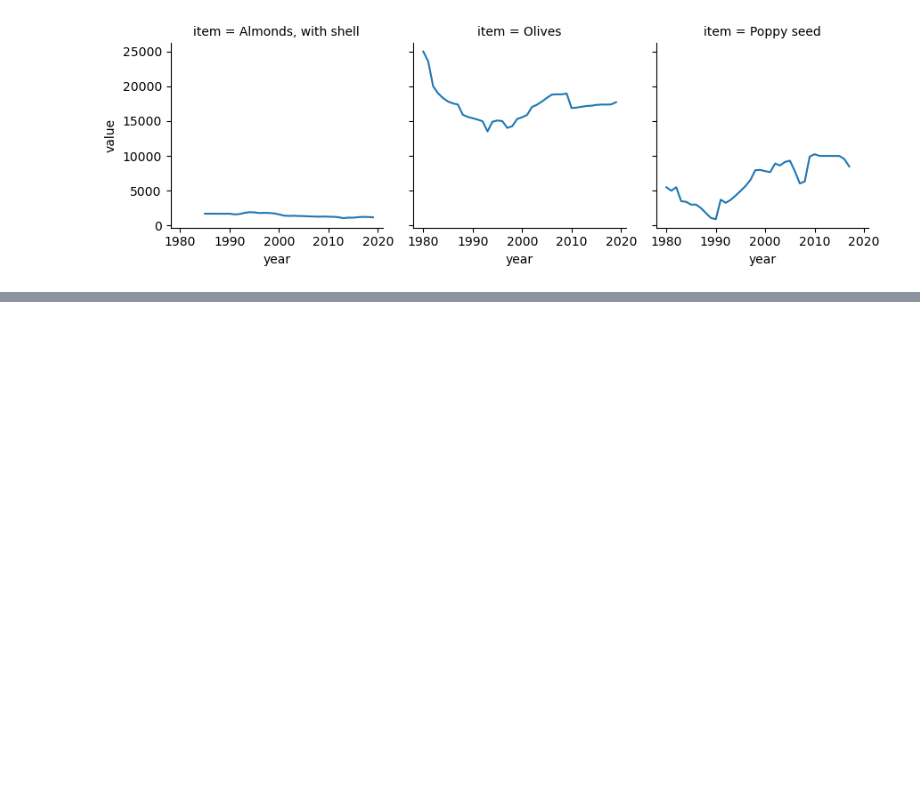
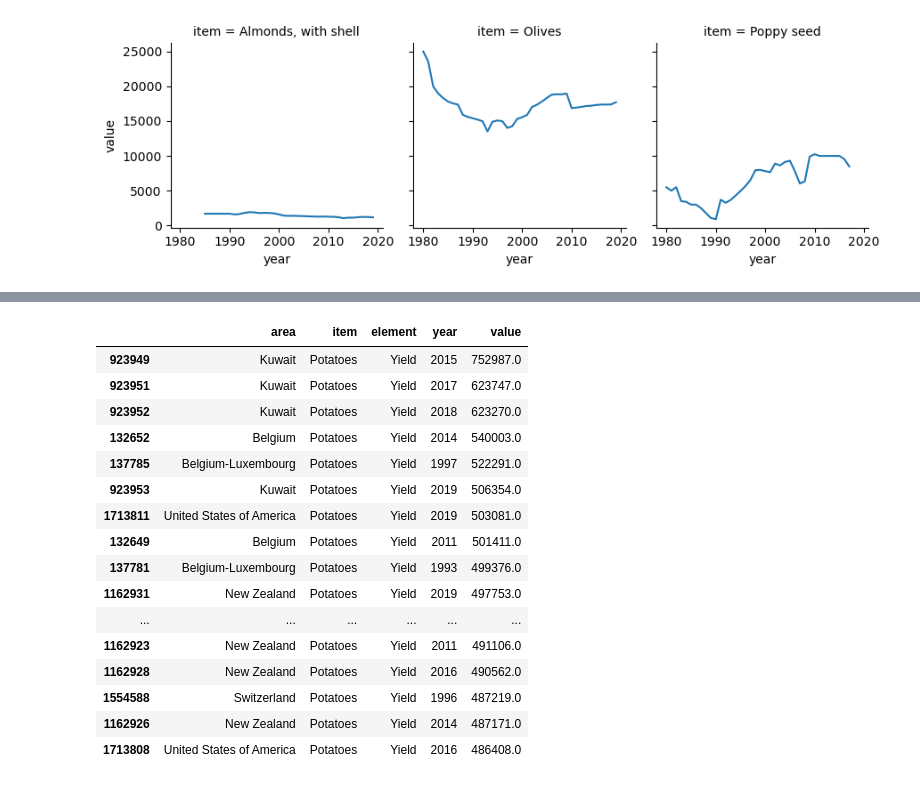
Before and after one commit to ElnazSaeidi/capstone-project-AEJS, a Jupyter notebook: Crop_Data_Anja.ipynb, the cells around one changed output, grey strips where cells are left out. Saved outputs shown, nothing was run; the diff lists cells and outputs as text; code cells hidden in the pictures; blank space fills up the shorter version.

```diff
--- a/Crop_Data_Anja.ipynb
+++ b/Crop_Data_Anja.ipynb
@@ -1162,0 +1165,3 @@ i.map(sns.lineplot,'year','value')
+# %%
+crop_all = pd.read_csv('../capstone_local/Crops_AllData_Normalized.csv', encoding='latin1')
+crop_all.sample(5)
@@ -1162,0 +1175,7 @@ i.map(sns.lineplot,'year','value')
+# %%
+# drop columns
+crop_all.drop(['Area Code','Item Code','Element Code','Year Code','Unit','Flag'], axis='columns',inplace=True)
+# %%
+#rename
+crop_all=crop_all.rename(columns={'Area':'area','Item':'item','Element':'element','Value':'value','Year':'year'})
+crop_all.sample(5)
@@ -1162,0 +1189,24 @@ i.map(sns.lineplot,'year','value')
+# %%
+#analysing the maximum yield of specified crops, where do plants grow best?
+
+crop_potatoes=crop_all[(crop_all['item']=='Potatoes')& (crop_all['element']=='Yield')]
+crop_potatoes = crop_potatoes.sort_values(by='value', ascending=False)
+crop_potatoes.head(20)
+# %% [output]
+|  | area | item | element | year | value |
+| 923949 | Kuwait | Potatoes | Yield | 2015 | 752987.0 |
+| 923951 | Kuwait | Potatoes | Yield | 2017 | 623747.0 |
+| 923952 | Kuwait | Potatoes | Yield | 2018 | 623270.0 |
+| 132652 | Belgium | Potatoes | Yield | 2014 | 540003.0 |
+| 137785 | Belgium-Luxembourg | Potatoes | Yield | 1997 | 522291.0 |
+| 923953 | Kuwait | Potatoes | Yield | 2019 | 506354.0 |
+| 1713811 | United States of America | Potatoes | Yield | 2019 | 503081.0 |
+| 132649 | Belgium | Potatoes | Yield | 2011 | 501411.0 |
+| 137781 | Belgium-Luxembourg | Potatoes | Yield | 1993 | 499376.0 |
+| 1162931 | New Zealand | Potatoes | Yield | 2019 | 497753.0 |
+| ... | ... | ... | ... | ... | ... |
+| 1162923 | New Zealand | Potatoes | Yield | 2011 | 491106.0 |
+| 1162928 | New Zealand | Potatoes | Yield | 2016 | 490562.0 |
+| 1554588 | Switzerland | Potatoes | Yield | 1996 | 487219.0 |
+| 1162926 | New Zealand | Potatoes | Yield | 2014 | 487171.0 |
+| 1713808 | United States of America | Potatoes | Yield | 2016 | 486408.0 |
```
Also changed, not shown: parts of 10 cells of this notebook, 1 other file.
